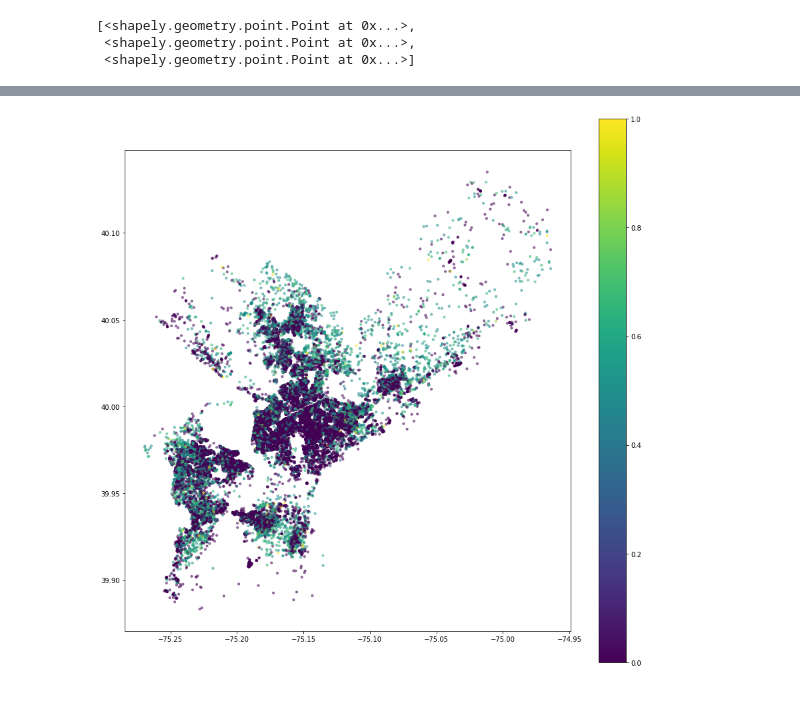
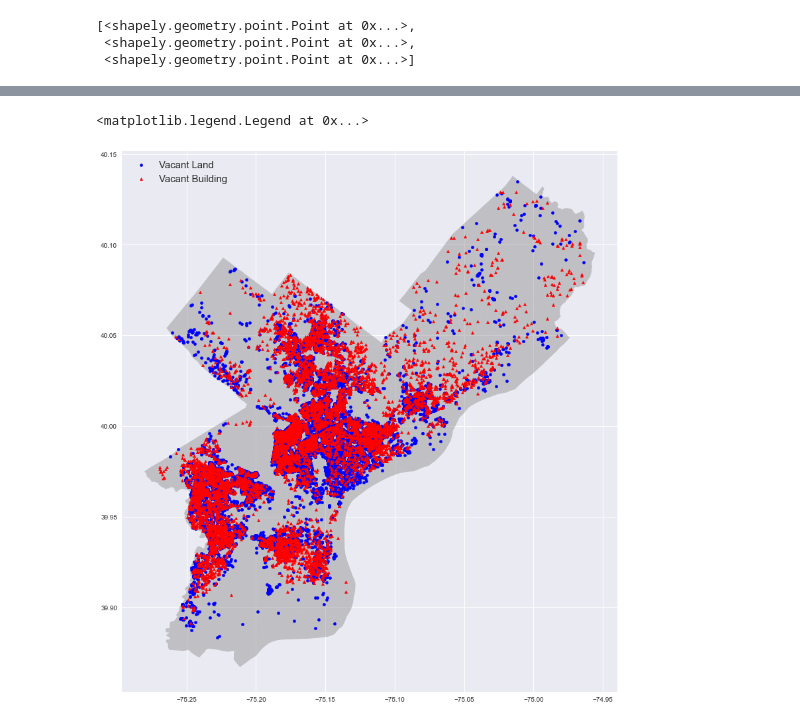
Before and after one commit to Pball01/vacant_lot, a Jupyter notebook: data_explore.ipynb, the cells around one changed output, grey strips where cells are left out. Saved outputs shown, nothing was run; the diff lists cells and outputs as text; code cells hidden in the pictures.

Commit message:
fulll_plot

```diff
--- a/data_explore.ipynb
+++ b/data_explore.ipynb
@@ -67,6 +65,7 @@ from shapely.geometry import Point, Polygon
 street_map = gpd.read_file("Neighborhoods_Philadelphia.shp")
 #Download shape file from here. Download all files under folder "Neighborhoods_philadelphia" and keep in the same folder https://github.com/azavea/geo-data
 fig,ax = plt.subplots(figsize =(15,15))
+plt.style.use('seaborn')
 street_map.plot(ax = ax, color = "grey")
 # %% [output]
 <AxesSubplot:>
@@ -94,11 +99,12 @@ geo_df.head()
 | 4 | -75.238794 | 39.954902 | 5 | 5816 PINE ST | WALSH JAMES | LUBLIN WILLIAM H | ROW 2 STY MASONRY | 604178400.0 | 485528 | ... |
 # %%
 fig, ax = plt.subplots(figsize =(15,15))
-#street_map.plot(ax = ax, alpha = 0.4, color = "grey")
-#geo_df[geo_df['VACANT_FLAG'] == 'Land'].plot(ax = ax, markersize = 20, color = "blue", marker = "o", label = "Vacant Land")
-#geo_df[geo_df['VACANT_FLAG'] == 'Building'].plot(ax = ax, markersize = 20, color = "red", marker = "^", label = "Vacant Building")
-geo_df.plot(column = 'BUILD_RANK', ax = ax, alpha = 0.5, legend = True, markersize = 10)
-#plt.legend(prop = {'size' : 15})
-plt.show()
+street_map.to_crs(epsg = 4326).plot(ax = ax, alpha = 0.4, color = "grey")
+geo_df[geo_df['VACANT_FLAG'] == 'Land'].plot(ax = ax, markersize = 20, color = "blue", marker = "o", label = "Vacant Land")
+geo_df[geo_df['VACANT_FLAG'] == 'Building'].plot(ax = ax, markersize = 20, color = "red", marker = "^", label = "Vacant Building")
+#geo_df.plot(column = 'BUILD_RANK', ax = ax, alpha = 0.5, legend = True, markersize = 10)
+plt.legend(prop = {'size' : 15})
+#plt.show()
 # %% [output]
+<matplotlib.legend.Legend at 0x...>
-[figure, old version]
+[figure, new version]
```
Also changed, not shown: parts of 8 cells of this notebook.
